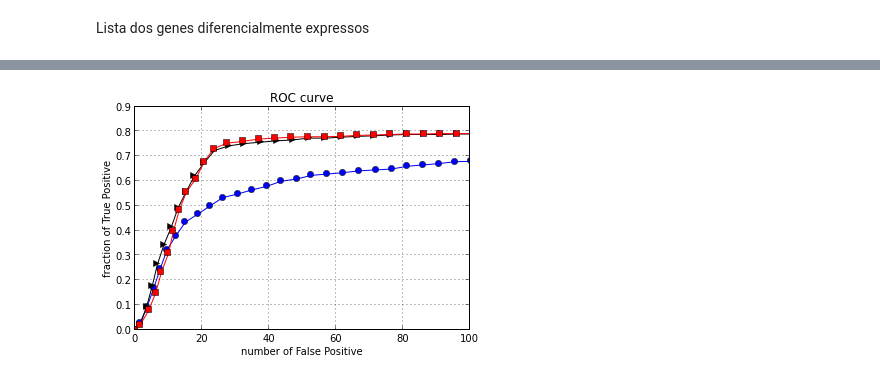
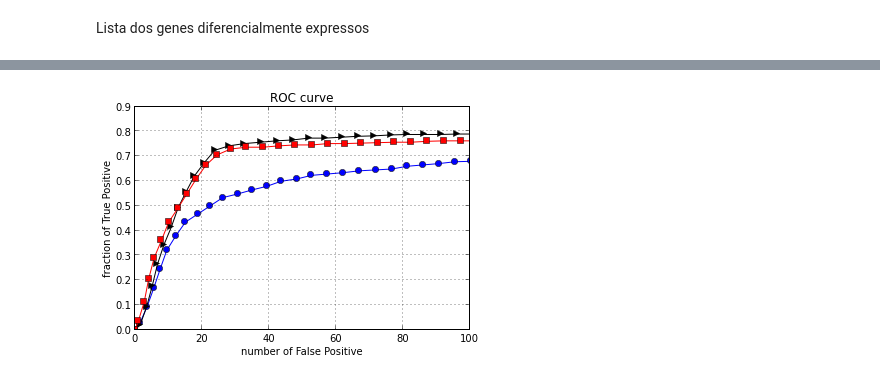
Before and after one commit to aivuk/geometric-microarrays, a Jupyter notebook: LatinSquareExperiment.ipynb, the cells around one changed output, grey strips where cells are left out. Drawn from its saved outputs; the diff is of its cells as text; code cells hidden in the pictures.

Commit message:
Funcionando, versão nivel probe.

```diff
--- a/LatinSquareExperiment.ipynb
+++ b/LatinSquareExperiment.ipynb
@@ -174,0 +132,36 @@ meanFPgeo = FPgeo.mean(0)
+# %%
+n_exp = 14
+n_genes = 22300
+n_topgenes = 200
+tp = np.zeros((3,n_exp, n_topgenes))
+fp = np.zeros((3,n_exp, n_topgenes))
+rel_list = np.zeros((3,n_genes))
+cl = [0,0,0,1,1,1]
+for k in range(0,n_exp):
+    fns=fn[range(-42+3*k,-36+3*k)] # excluindo genes com diferenças de 512pm na condição A e 0 na condição B
+
+    %R -i fns pD = ReadAffy(filenames=fns,celfile.path=celpath)
+    %R pDn = normalize.AffyBatch.quantiles(pD)
+
+    if k==0:
+        g_names = %R geneNames(pDn)
+        g_index = [list(g_names).index(listagenes[i]) for i in range(42)]
+        p_names = %R probeNames(pDn)
+
+    I = %R -i g_names pm(pDn,g_names)  # obtendo a intensidade de expressão crua, sem preprocessamento, mas normalizado
+    Iz = z_transform(I)                # transformando em média zero e variancia um
+    %R E=exprs(rma(pD,verbose=FALSE))  # preprocessando via RMA
+    Erma = %Rget E
+
+    %R -i n_genes -i cl sam_out=(summary(sam(E,cl),0.01))@mat.sig[1:n_genes,][[1]]   # metodo SAM
+
+    # obtendo os indices dos genes por ordem de relevancia
+    rel_list[0,:]  = ttest_function(Erma[:,0:3],Erma[:,3:6])
+    aux = %Rget (sam_out-1)
+    rel_list[1,:] = aux
+    rel_list[2,:] = geo_approach(Iz,g_names,p_names)
+
+    for ntg in range(0,n_topgenes):
+        for l in range(0,3):
+            tp[l,k,ntg]  = intersect(rel_list[l,0:ntg] ,[g_index[i] for i in range(-3*k,42-3*(k+1))])
+            fp[l,k,ntg]  = ntg - tp[l,k,ntg]  - intersect(rel_list[l,0:ntg] ,[g_index[i] for i in range(42-3*(k+1),42-3*k)])
@@ -175,14 +182,17 @@ meanFPgeo = FPgeo.mean(0)
+# %%
+tp_m  = tp.mean(1)
+fp_m  = fp.mean(1)
 # %%
-pylab.plot([meanFPtt[i]  for i in range(0,140,5)],[meanTPtt[i]/39  for i in range(0,140,5)], 'bo-')
-pylab.plot([meanFPsam[i] for i in range(0,140,5)],[meanTPsam[i]/39 for i in range(0,140,5)], 'k>-')
-pylab.plot([meanFPgeo[i] for i in range(0,140,5)],[meanTPgeo[i]/39 for i in range(0,140,5)], 'rs-')
+pylab.plot([fp_m[0,i] for i in range(0,140,5)],[tp_m[0,i]/39 for i in range(0,140,5)], 'bo-')
+pylab.plot([fp_m[1,i] for i in range(0,140,5)],[tp_m[1,i]/39 for i in range(0,140,5)], 'k>-')
+pylab.plot([fp_m[2,i] for i in range(0,140,5)],[tp_m[2,i]/39 for i in range(0,140,5)], 'rs-')
 pylab.xlabel('number of False Positive')
 pylab.ylabel('fraction of True Positive')
 pylab.title('ROC curve')
 pylab.xlim(0,100)
 pylab.ylim(0,0.9)
 pylab.grid(True)
 #pylab.savefig('simple_plot')
 #pylab.show()
 # %% [output]
-[figure, old version]
+[figure, new version]
```
Also changed, not shown: parts of 18 cells of this notebook.
